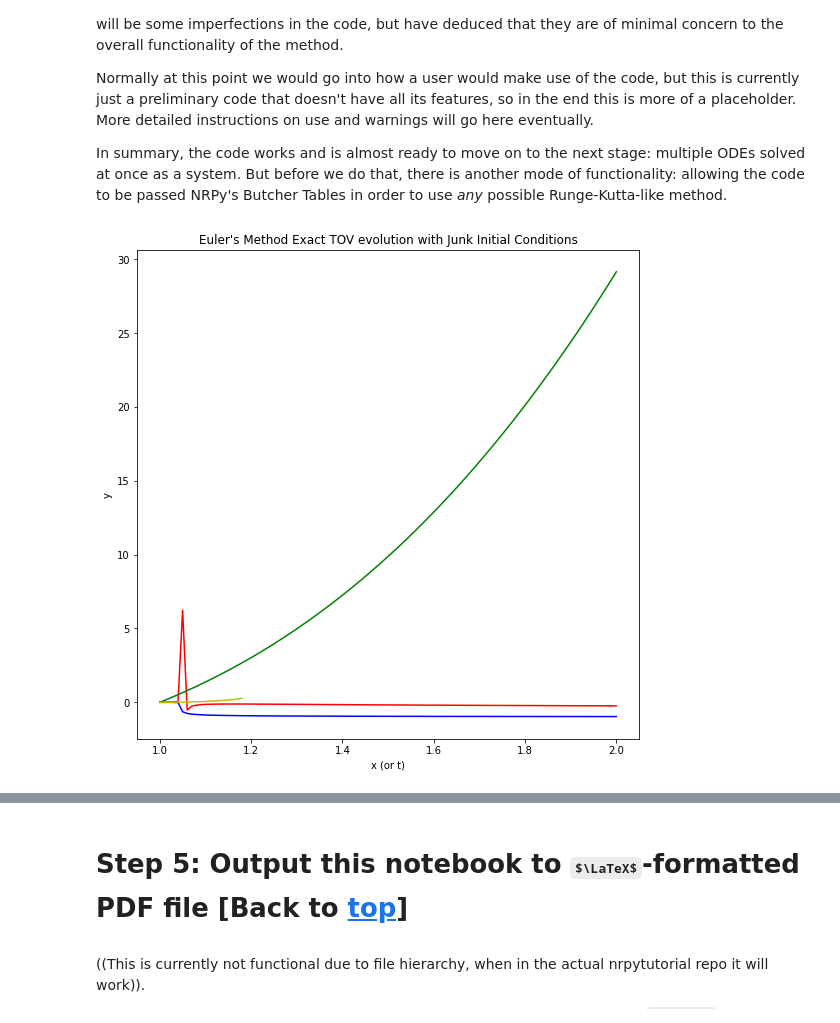
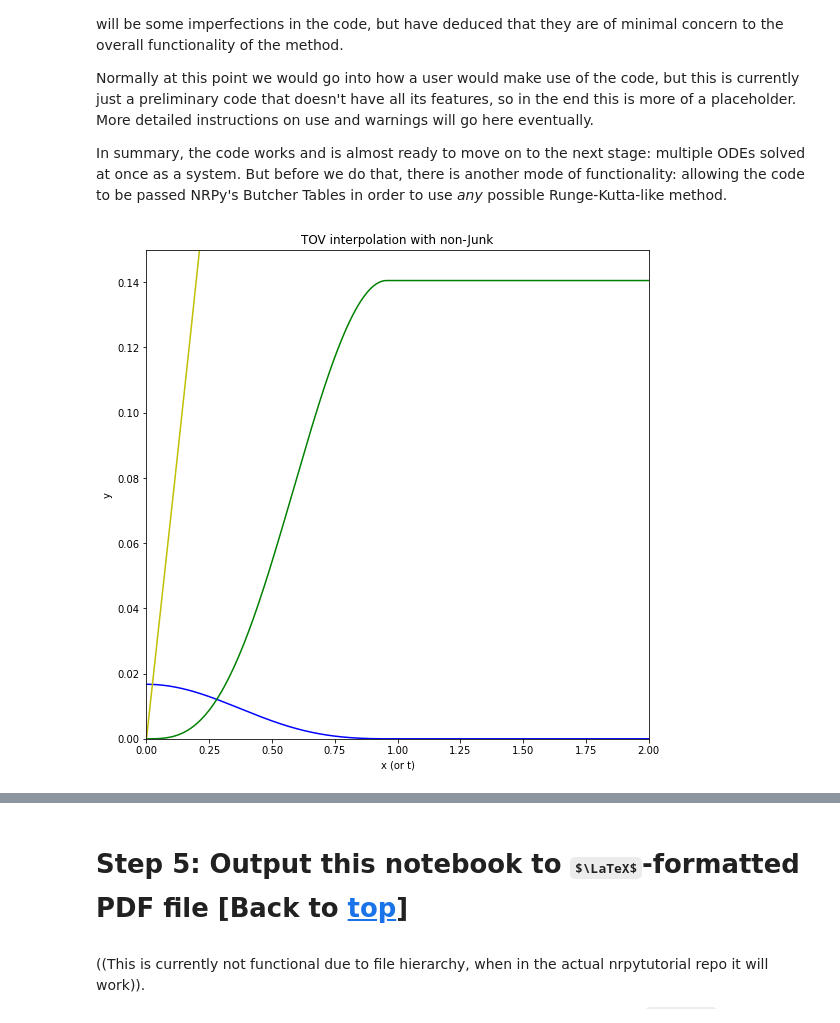
Before and after one commit to GMBlackjack/ODESolver, a Jupyter notebook: ODESolverV2.ipynb, the cells around one changed output, grey strips where cells are left out. Saved outputs shown, nothing was run; the diff lists cells and outputs as text; code cells hidden in the pictures; some formulas as TeX source.

```diff
--- a/ODESolverV2.ipynb
+++ b/ODESolverV2.ipynb
@@ -1203,60 +1249,46 @@ In summary, the code works and is almost ready to move on to the next stage: mul
 # %%
 #Testing Box
 
 #plotting code adapated from NRPy "Solving the Scalar Wave Equation"
 import matplotlib.pyplot as plt
 
 positionList = []
-truthList = []
-calculatedList = []
-i = 0
+calculatedList0 = []
+calculatedList1 = []
+calculatedList2 = []
+calculatedList3 = []
+
 
 # csv file interface from https://www.dataquest.io/blog/read-file-python/
 import csv
 import sys
 # https://stackoverflow.com/questions/2753254/how-to-open-a-file-in-the-parent-directory-in-python-in-appengine
 # to make sure we get the right file.
-with open(sys.path[0] + '/oDataA.txt') as f:
-    reader = csv.reader(f, delimiter=',')
+with open(sys.path[0] + '/outputTOVpolytrope.txt') as f:
+    reader = csv.reader(f, delimiter=' ')
     for row in reader:
-        positionList.append(float(row[1]))
-        calculatedList.append(float(row[5]))
+        positionList.append(float(row[0]))
+        calculatedList0.append(float(row[3]))
+        #calculatedList1.append(float(row[4]))
+        calculatedList2.append(float(row[4]))
+        calculatedList3.append(float(row[7]))
 
 fig, ax = plt.subplots()
 ax.set_xlabel('x (or t)')
 ax.set_ylabel('y')
-ax.set_title('Euler\'s Method TOV evolution with Junk Initial Conditions')
-ax.plot(positionList, calculatedList, color='b')
+ax.set_title('TOV interpolation with non-Junk')
+ax.plot(positionList, calculatedList0, color='b')
 
-calculatedList2 = []
+#ax.plot(positionList, calculatedList1, color='r')
 
-with open(sys.path[0] + '/oDataB.txt') as f:
-    reader = csv.reader(f, delimiter=',')
-    for row in reader:
-        calculatedList2.append(float(row[5]))
+ax.plot(positionList, calculatedList2, color='g')
 
-ax.plot(positionList, calculatedList2, color='r')
+ax.plot(positionList, calculatedList3, color='y')
+# https://stackoverflow.com/questions/332289/how-do-i-change-the-size-of-figures-drawn-with-matplotlib
 
-calculatedList3 = []
-
-with open(sys.path[0] + '/oDataC.txt') as f:
-    reader = csv.reader(f, delimiter=',')
-    for row in reader:
-        calculatedList3.append(float(row[5]))
-
-ax.plot(positionList, calculatedList3, color='g')
-
-calculatedList4 = []
-
-with open(sys.path[0] + '/oDataD.txt') as f:
-    reader = csv.reader(f, delimiter=',')
-    for row in reader:
-        calculatedList4.append(float(row[5]))
-
-ax.plot(positionList, calculatedList4, color='y')
-# https://stackoverflow.com/questions/332289/how-do-i-change-the-size-of-figures-drawn-with-matplotlib
+plt.xlim(0.0,2)
+plt.ylim(0.0,0.15)
 # setting size was annoying.
 fig.set_size_inches(9,9)
-fig.title = 'Title'
 # %% [output]
-[figure, old version]
+[figure, new version]
```
Also changed, not shown: parts of 10 cells of this notebook, 11 other files.
